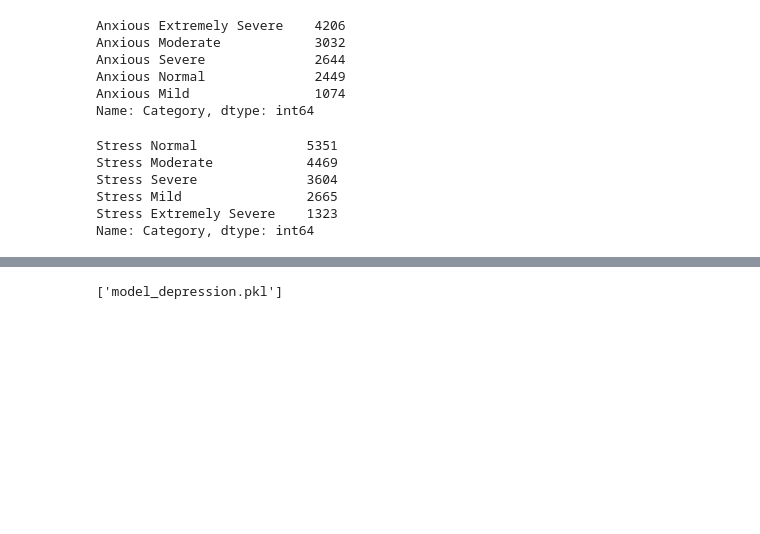
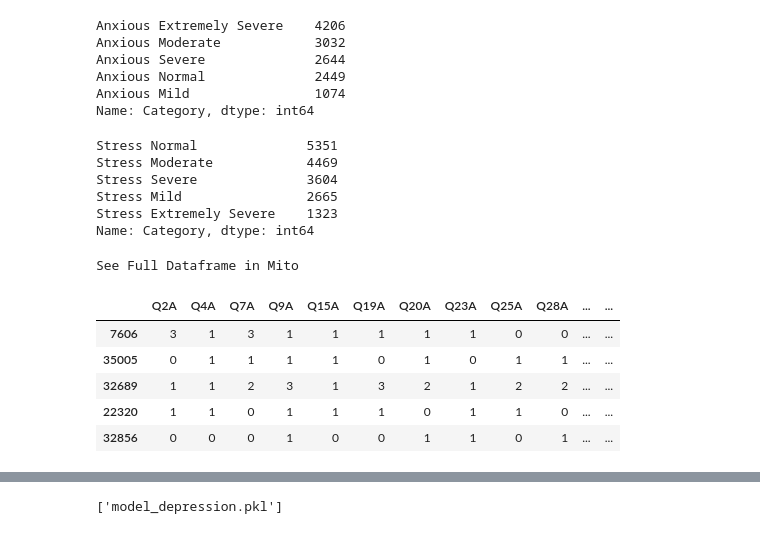
Before and after one commit to Erland366/Streamlit-Stress-Analytics, a Jupyter notebook: res/Notebook Proyek Akhir PSD.ipynb, the cells around one changed output, grey strips where cells are left out. Drawn from its saved outputs; the diff is of its cells as text; code cells hidden in the pictures; blank space fills up the shorter version.

```diff
--- a/res/Notebook Proyek Akhir PSD.ipynb
+++ b/res/Notebook Proyek Akhir PSD.ipynb
@@ -553,6 +554,16 @@ X_str_train, X_str_test, y_str_train, y_str_test = \
 
 X_anx_train, X_anx_test, y_anx_train, y_anx_test = \
   train_test_split(X_anx, y_anx, stratify=y_anx)
+# %%
+X_anx_train.head()
+# %% [output]
+See Full Dataframe in Mito
+|  | Q2A | Q4A | Q7A | Q9A | Q15A | Q19A | Q20A | Q23A | Q25A | Q28A | ... | ... |
+| 7606 | 3 | 1 | 3 | 1 | 1 | 1 | 1 | 1 | 0 | 0 | ... | ... |
+| 35005 | 0 | 1 | 1 | 1 | 1 | 0 | 1 | 0 | 1 | 1 | ... | ... |
+| 32689 | 1 | 1 | 2 | 3 | 1 | 3 | 2 | 1 | 2 | 2 | ... | ... |
+| 22320 | 1 | 1 | 0 | 1 | 1 | 1 | 0 | 1 | 1 | 0 | ... | ... |
+| 32856 | 0 | 0 | 0 | 1 | 0 | 0 | 1 | 1 | 0 | 1 | ... | ... |
 # %%
 grid_search_kfold(X_anx_train, y_anx_train, X_anx_test, y_anx_test
                   ,note="Data Anxious")
```
Also changed, not shown: parts of 21 cells of this notebook.
